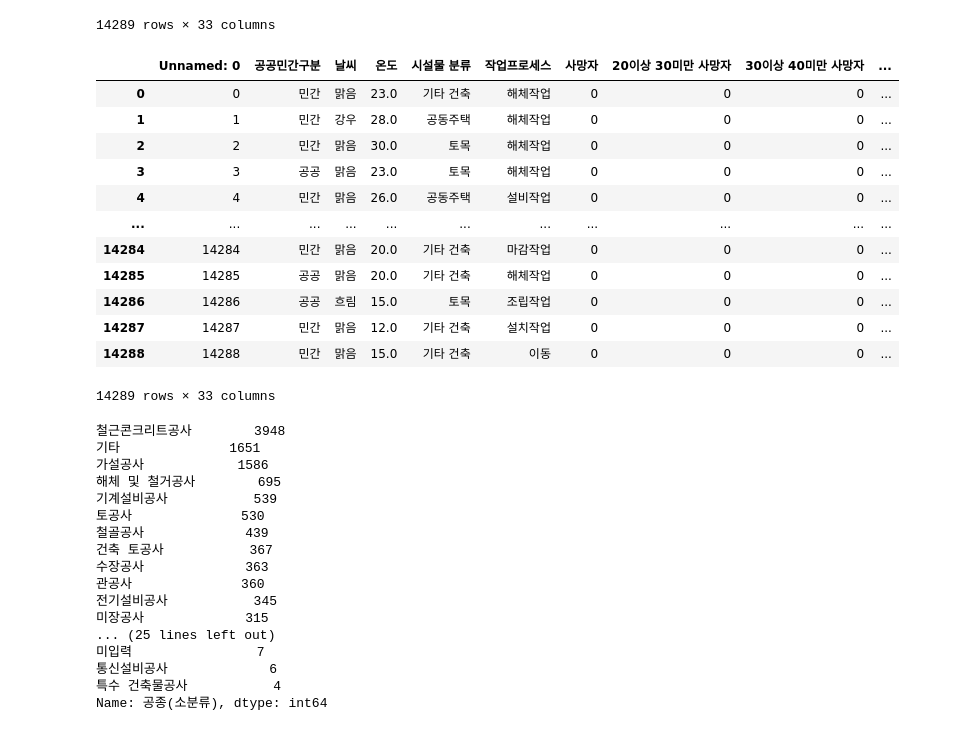
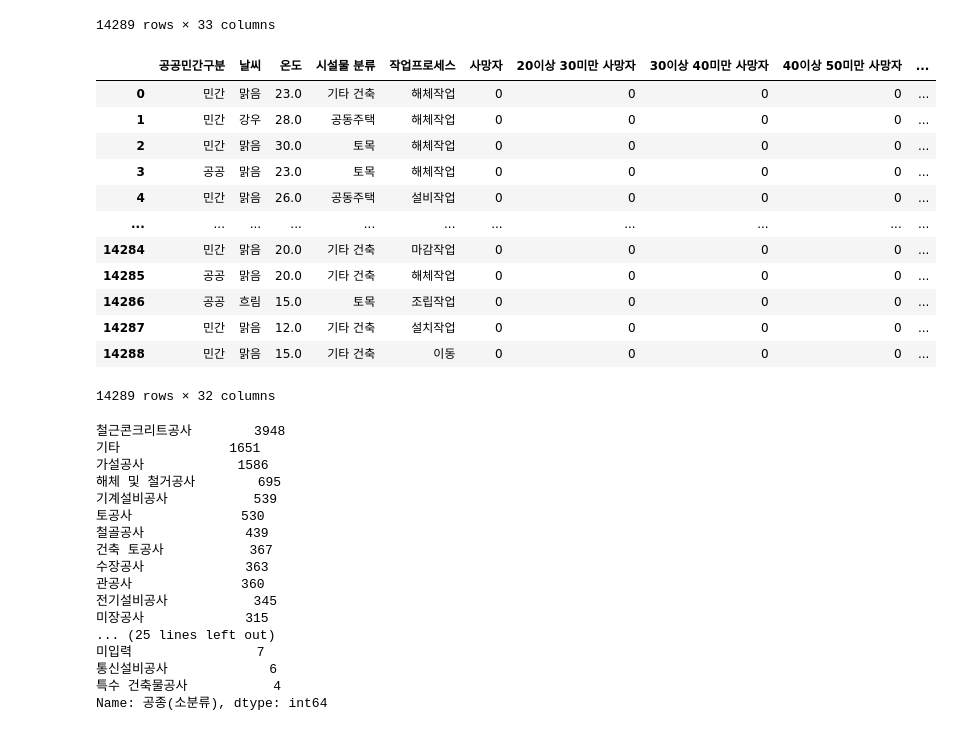
Before and after one commit to ConstructionSiteRisk2023/Preprocessor, a Jupyter notebook: temp2.ipynb, the cells around one changed output. Cells and saved outputs as stored; diff of their text form; code cells hidden in the pictures.

```diff
--- a/temp2.ipynb
+++ b/temp2.ipynb
@@ -480,22 +480,24 @@ data
 14289 rows × 33 columns
 # %%
 data.to_csv('Results/20221118.csv')
-# %%
-data
-# %% [output]
-|  | Unnamed: 0 | 공공민간구분 | 날씨 | 온도 | 시설물 분류 | 작업프로세스 | 사망자 | 20이상 30미만 사망자 | 30이상 40미만 사망자 | ... |
-| 0 | 0 | 민간 | 맑음 | 23.0 | 기타 건축 | 해체작업 | 0 | 0 | 0 | ... |
-| 1 | 1 | 민간 | 강우 | 28.0 | 공동주택 | 해체작업 | 0 | 0 | 0 | ... |
-| 2 | 2 | 민간 | 맑음 | 30.0 | 토목 | 해체작업 | 0 | 0 | 0 | ... |
-| 3 | 3 | 공공 | 맑음 | 23.0 | 토목 | 해체작업 | 0 | 0 | 0 | ... |
-| 4 | 4 | 민간 | 맑음 | 26.0 | 공동주택 | 설비작업 | 0 | 0 | 0 | ... |
-| ... | ... | ... | ... | ... | ... | ... | ... | ... | ... | ... |
-| 14284 | 14284 | 민간 | 맑음 | 20.0 | 기타 건축 | 마감작업 | 0 | 0 | 0 | ... |
-| 14285 | 14285 | 공공 | 맑음 | 20.0 | 기타 건축 | 해체작업 | 0 | 0 | 0 | ... |
-| 14286 | 14286 | 공공 | 흐림 | 15.0 | 토목 | 조립작업 | 0 | 0 | 0 | ... |
-| 14287 | 14287 | 민간 | 맑음 | 12.0 | 기타 건축 | 설치작업 | 0 | 0 | 0 | ... |
-| 14288 | 14288 | 민간 | 맑음 | 15.0 | 기타 건축 | 이동 | 0 | 0 | 0 | ... |
-14289 rows × 33 columns
+# %%
+data = pd.read_csv("Results/20221118.csv", index_col = 0)
+data.drop(['Unnamed: 0'], axis = 1, inplace = True)
+data
+# %% [output]
+|  | 공공민간구분 | 날씨 | 온도 | 시설물 분류 | 작업프로세스 | 사망자 | 20이상 30미만 사망자 | 30이상 40미만 사망자 | 40이상 50미만 사망자 | ... |
+| 0 | 민간 | 맑음 | 23.0 | 기타 건축 | 해체작업 | 0 | 0 | 0 | 0 | ... |
+| 1 | 민간 | 강우 | 28.0 | 공동주택 | 해체작업 | 0 | 0 | 0 | 0 | ... |
+| 2 | 민간 | 맑음 | 30.0 | 토목 | 해체작업 | 0 | 0 | 0 | 0 | ... |
+| 3 | 공공 | 맑음 | 23.0 | 토목 | 해체작업 | 0 | 0 | 0 | 0 | ... |
+| 4 | 민간 | 맑음 | 26.0 | 공동주택 | 설비작업 | 0 | 0 | 0 | 0 | ... |
+| ... | ... | ... | ... | ... | ... | ... | ... | ... | ... | ... |
+| 14284 | 민간 | 맑음 | 20.0 | 기타 건축 | 마감작업 | 0 | 0 | 0 | 0 | ... |
+| 14285 | 공공 | 맑음 | 20.0 | 기타 건축 | 해체작업 | 0 | 0 | 0 | 0 | ... |
+| 14286 | 공공 | 흐림 | 15.0 | 토목 | 조립작업 | 0 | 0 | 0 | 0 | ... |
+| 14287 | 민간 | 맑음 | 12.0 | 기타 건축 | 설치작업 | 0 | 0 | 0 | 0 | ... |
+| 14288 | 민간 | 맑음 | 15.0 | 기타 건축 | 이동 | 0 | 0 | 0 | 0 | ... |
+14289 rows × 32 columns
 # %%
 data['공종(소분류)'].value_counts()
 # %% [output]
```
Also changed, not shown: 1 other file.
